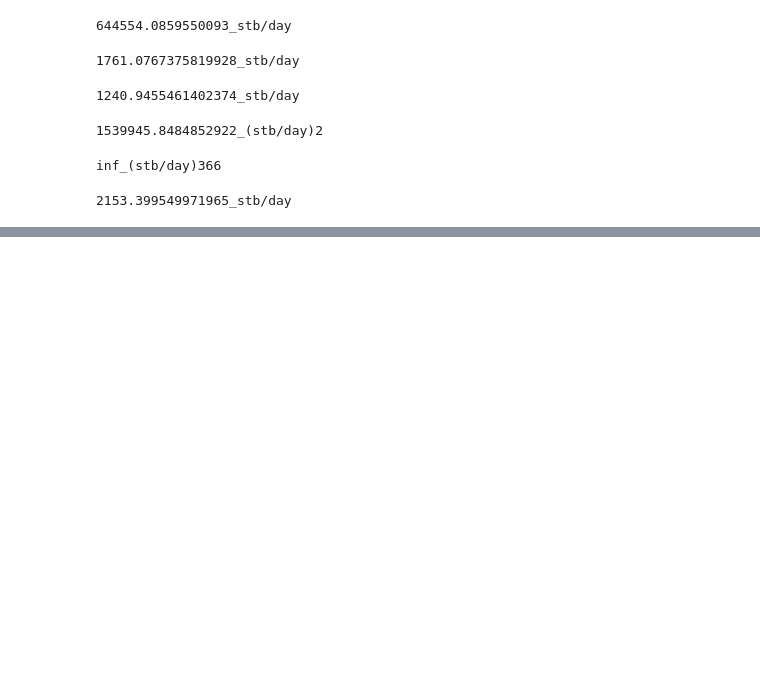
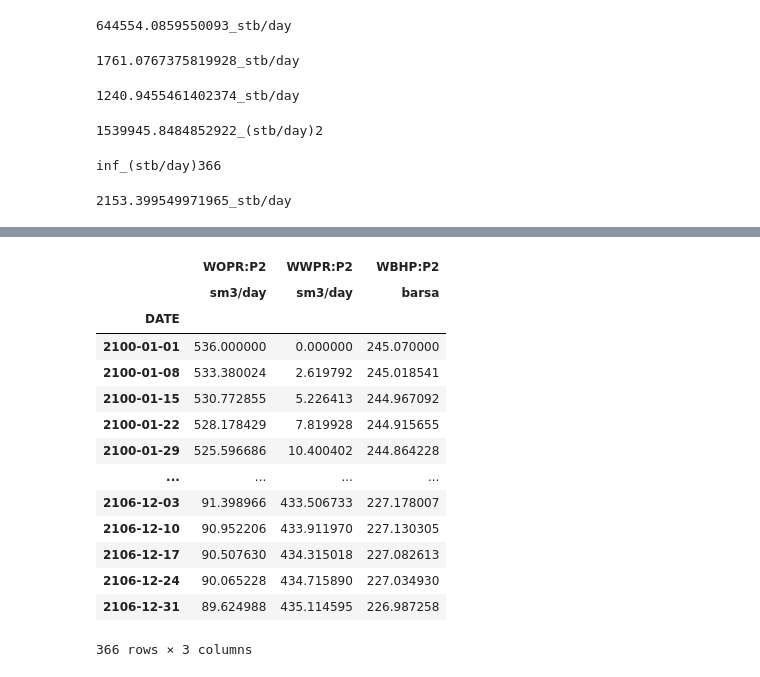
Before and after one commit to ayaranitram/simpandas, a Jupyter notebook: simpandas_demo.ipynb, the cells around one changed output, grey strips where cells are left out. Drawn from its saved outputs; the diff is of its cells as text; code cells hidden in the pictures; blank space fills up the shorter version.

```diff
--- a/simpandas_demo.ipynb
+++ b/simpandas_demo.ipynb
@@ -1151,0 +1363,18 @@ sample_prod[['WOPR:P2']] + sample_prod[['WOPR:P1']]
+# %%
+sample_prod[['P2']]
+# %% [output]
+|  | WOPR:P2 | WWPR:P2 | WBHP:P2 |
+|  | sm3/day | sm3/day | barsa |
+| DATE |  |  |  |
+| 2100-01-01 | 536.000000 | 0.000000 | 245.070000 |
+| 2100-01-08 | 533.380024 | 2.619792 | 245.018541 |
+| 2100-01-15 | 530.772855 | 5.226413 | 244.967092 |
+| 2100-01-22 | 528.178429 | 7.819928 | 244.915655 |
+| 2100-01-29 | 525.596686 | 10.400402 | 244.864228 |
+| ... | ... | ... | ... |
+| 2106-12-03 | 91.398966 | 433.506733 | 227.178007 |
+| 2106-12-10 | 90.952206 | 433.911970 | 227.130305 |
+| 2106-12-17 | 90.507630 | 434.315018 | 227.082613 |
+| 2106-12-24 | 90.065228 | 434.715890 | 227.034930 |
+| 2106-12-31 | 89.624988 | 435.114595 | 226.987258 |
+366 rows × 3 columns
```
Also changed, not shown: parts of 41 cells of this notebook.
